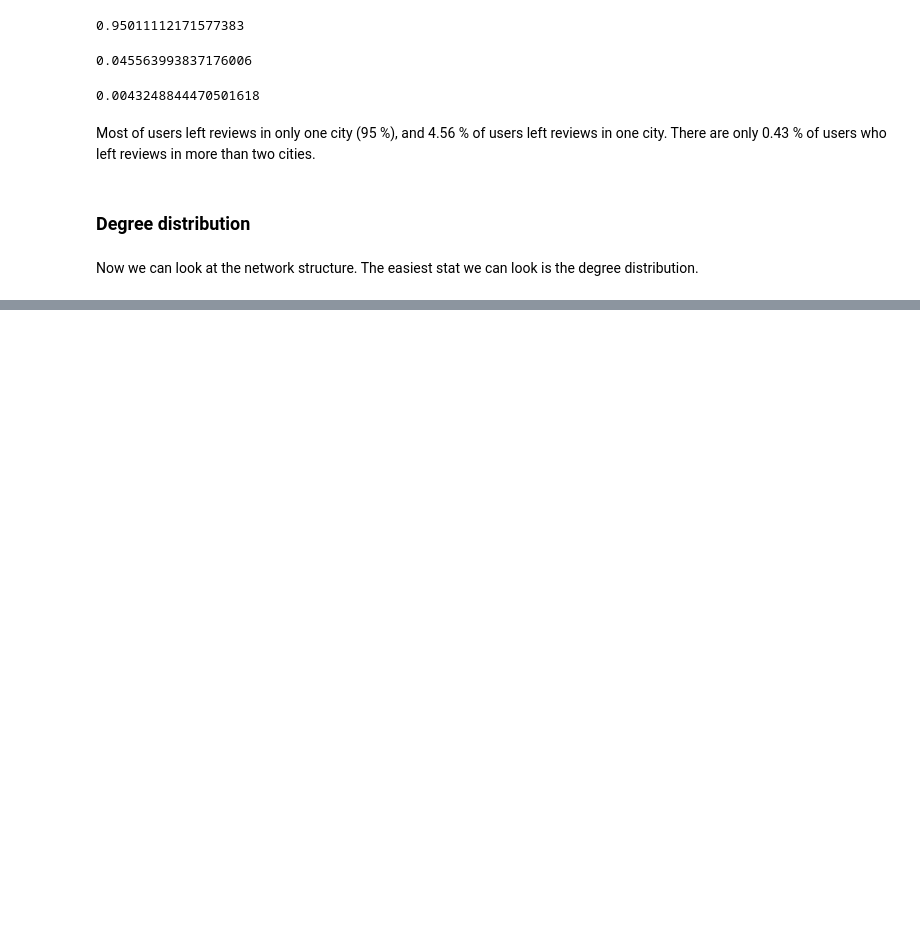
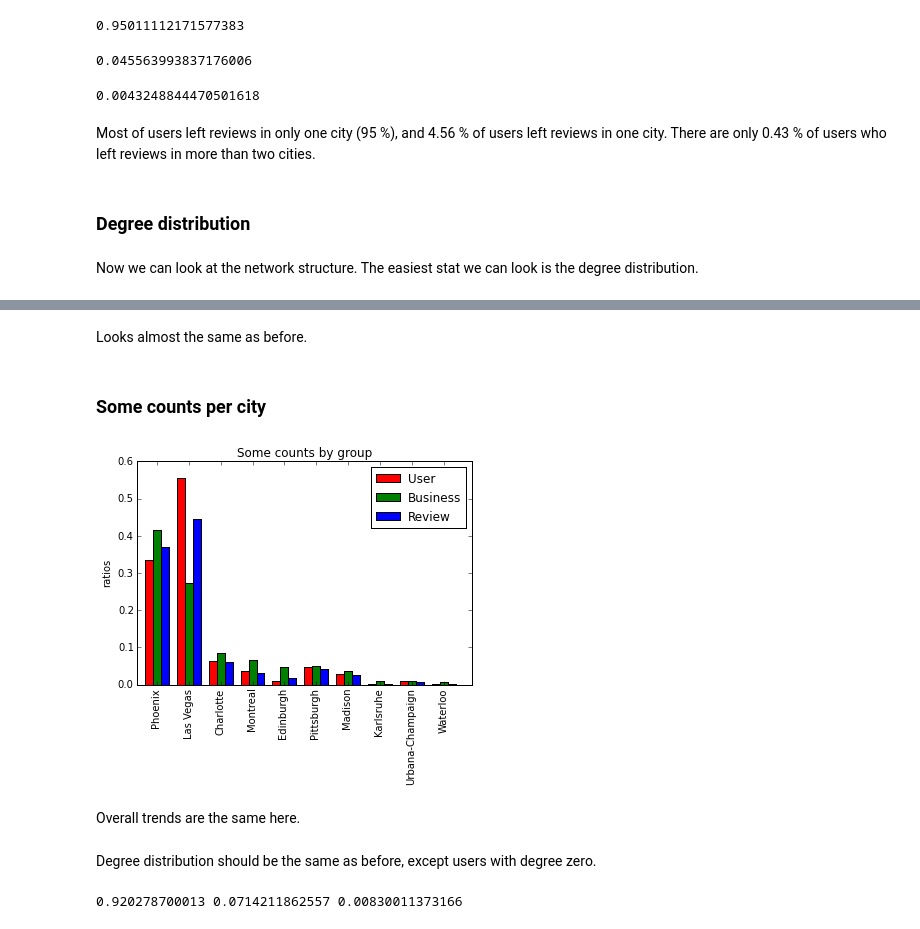
Before and after one commit to suhanree/network-recommender, a Jupyter notebook: code/EDA.ipynb, the cells around one changed output, grey strips where cells are left out. Drawn from its saved outputs; the diff is of its cells as text; code cells hidden in the pictures; blank space fills up the shorter version.

```diff
--- a/code/EDA.ipynb
+++ b/code/EDA.ipynb
@@ -224,0 +212,4 @@ Name: user_id_int, dtype: object
+# %%
+# Dataframe with the reviews (with business city).
+review_city_df2 = business_df2[['business_id_int', 'business_city_int']]\
+    .merge(review_df2, on=['business_id_int'], how='inner')
@@ -224,0 +255,19 @@ Name: user_id_int, dtype: object
+# %% [markdown]
+Looks almost the same as before.
+# %% [markdown]
+### Some counts per city
+# %%
+n_users2 = float(user_df2.shape[0])
+n_businesses2 = float(business_df2.shape[0])
+n_reviews2 = float(review_df2.shape[0])
+users_by_city2 = np.array(review_city_df2.groupby('business_city_int').user_id_int.nunique()) / n_users2
+businesses_by_city2 = np.array(review_city_df2.groupby('business_city_int').business_id_int.nunique()) / n_businesses2
+reviews_by_city2 = np.array(review_city_df2.groupby('business_city_int').user_id_int.count()) / n_reviews2
+# %%
+plot_counts(users_by_city2, businesses_by_city2, reviews_by_city2)
+# %% [output]
+[figure, added]
+# %% [markdown]
+Overall trends are the same here.
+# %% [markdown]
+Degree distribution should be the same as before, except users with degree zero.
@@ -224,0 +276,6 @@ Name: user_id_int, dtype: object
+# %%
+print sum(cities_by_user2 == 1) / float(n_users2),\
+    sum(cities_by_user2 == 2) / float(n_users2),\
+    sum(cities_by_user2 > 2) / float(n_users2)
+# %% [output]
+0.920278700013 0.0714211862557 0.00830011373166
```
Also changed, not shown: parts of 45 cells of this notebook, 6 other files.
